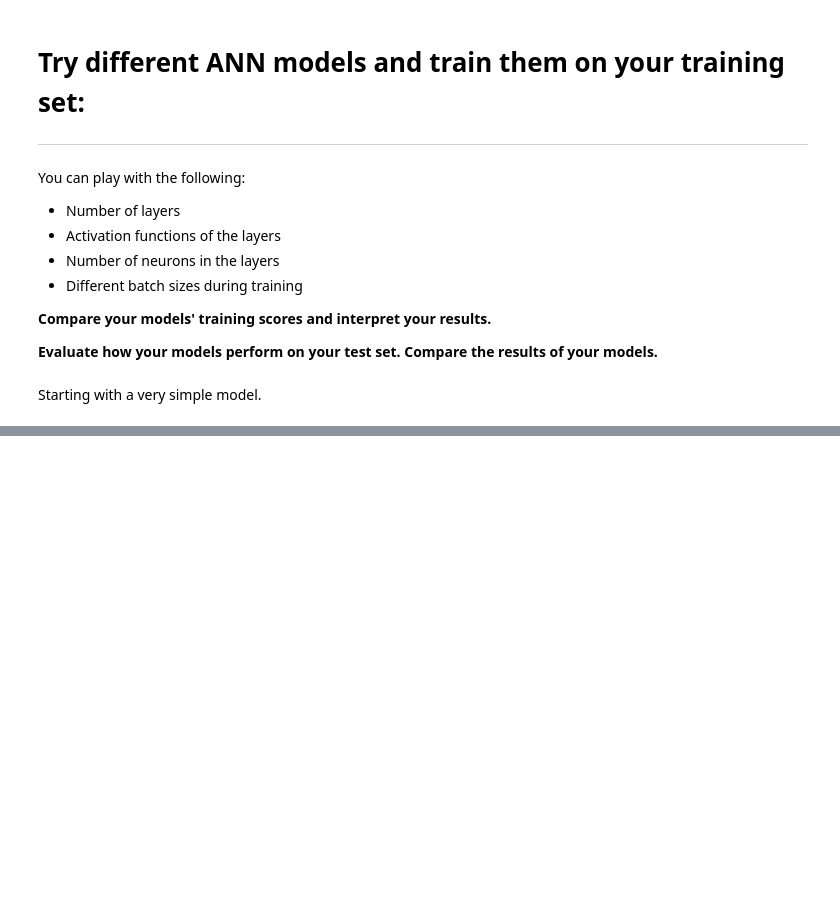
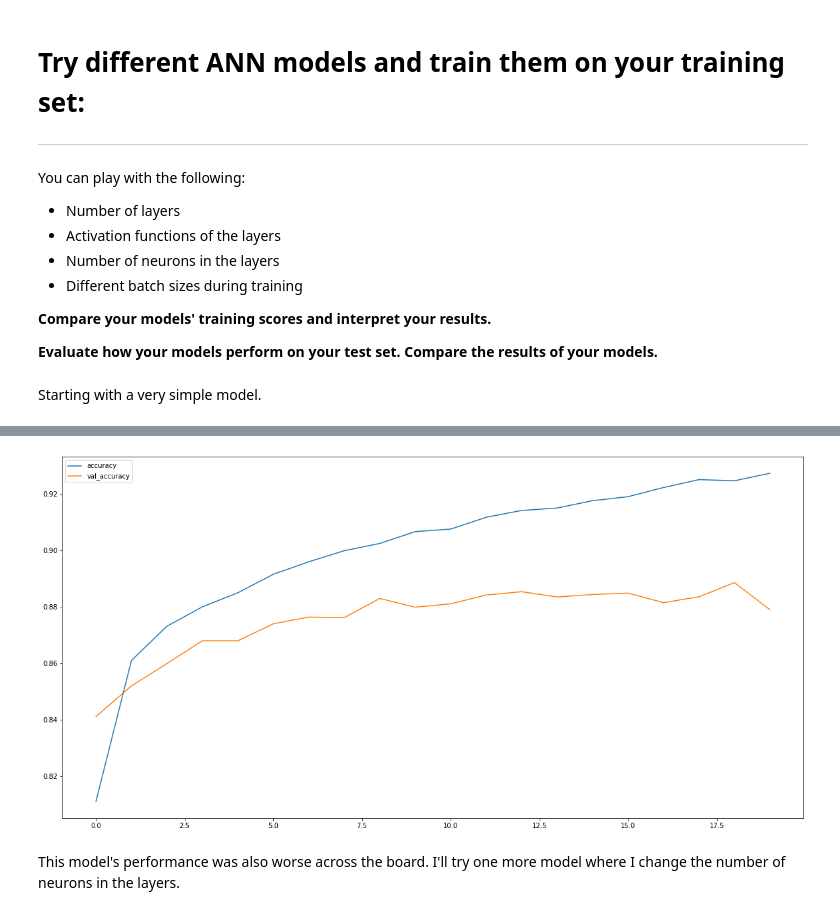
Before and after one commit to CateMerfeld/class_work, a Jupyter notebook: deep_learning_challenge.ipynb, the cells around one changed output, grey strips where cells are left out. Cells and saved outputs as stored; diff of their text form; code cells hidden in the pictures; blank space fills up the shorter version.

```diff
--- a/deep_learning_challenge.ipynb
+++ b/deep_learning_challenge.ipynb
@@ -214,0 +213,20 @@ This model performs better than the other two, although the differences are slig
+# %%
+# create a model object
+model = Sequential()
+
+# add layers to the model
+# first dense layer
+model.add(Dense(64, input_shape=(784,), activation='tanh'))
+# second dense layer
+model.add(Dense(64, activation='tanh'))
+# output layer
+model.add(Dense(10, activation='softmax'))
+
+# define an optimizer and compile model
+model.compile(optimizer='adam', loss='categorical_crossentropy', metrics=['accuracy'])
+
+batch_size = 120
+epochs = 20
+
+# fit model
+history = model.fit(X_train, y_train, validation_data=(X_test, y_test), batch_size=batch_size, epochs=epochs, verbose=1)
@@ -214,0 +251,8 @@ This model performs better than the other two, although the differences are slig
+# %%
+df = pd.DataFrame(history.history)
+df[['accuracy', 'val_accuracy']].plot(figsize=(20,10))
+plt.show()
+# %% [output]
+[figure, added]
+# %% [markdown]
+This model's performance was also worse across the board. I'll try one more model where I change the number of neurons in the layers.
```
Also changed, not shown: parts of 17 cells of this notebook.
